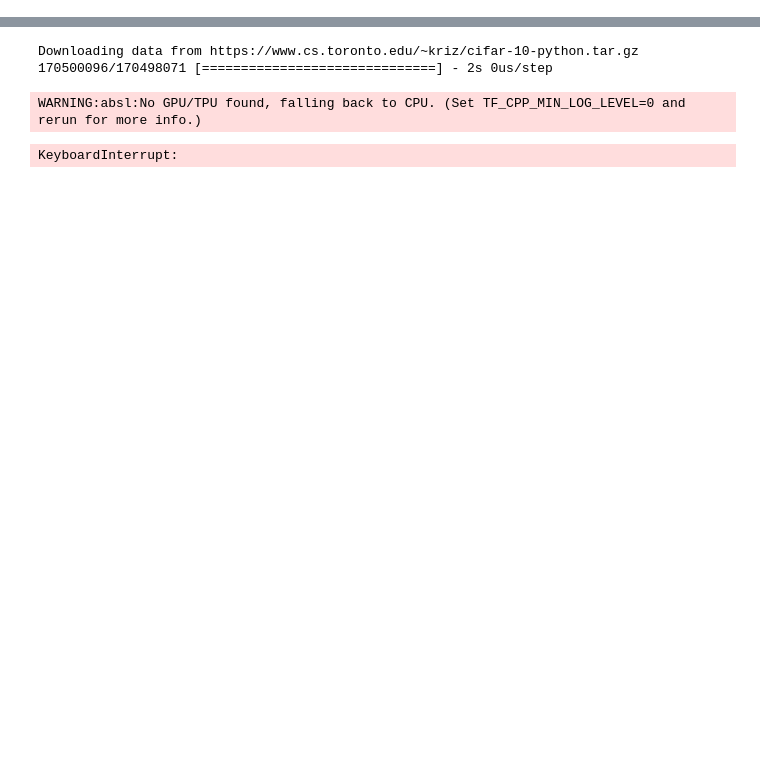
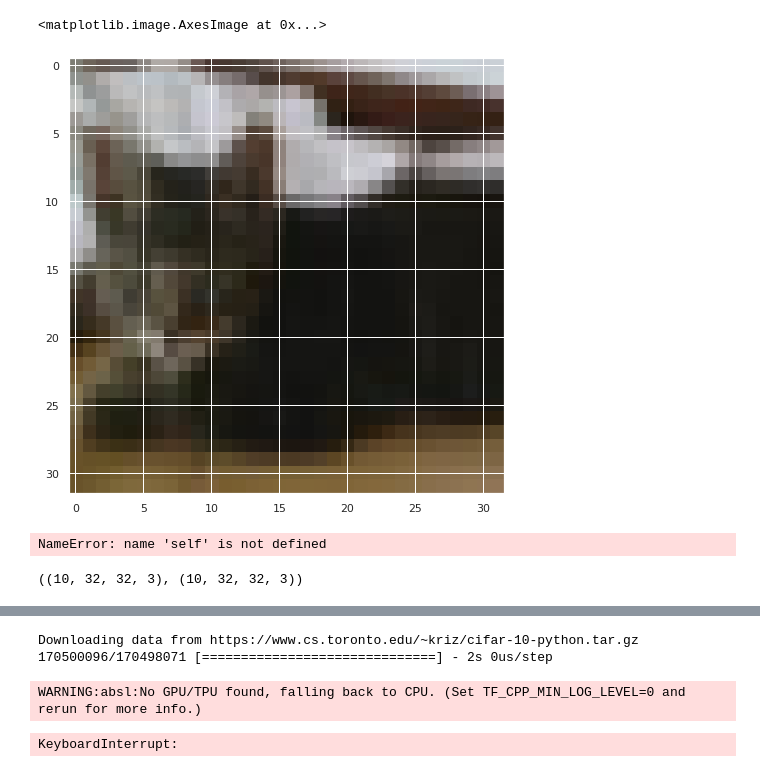
Before and after one commit to icmc-data/BadGlobalMinima, a Jupyter notebook: notebooks/hk_resnet_dataloader.ipynb, the cells around one changed output, grey strips where cells are left out. Drawn from its saved outputs; the diff is of its cells as text; code cells hidden in the pictures; blank space fills up the shorter version.

```diff
--- a/notebooks/hk_resnet_dataloader.ipynb
+++ b/notebooks/hk_resnet_dataloader.ipynb
@@ -51,3 +51,15 @@ Successfully installed dill-0.3.3 importlib-resources-5.1.4 promise-2.3 tensorfl
+# %%
+import pandas as pd
+import numpy as np
+pd.set_option('display.max_columns', 50)
+
+import matplotlib.pyplot as plt
+%matplotlib inline
+plt.rcParams['figure.figsize'] = (10.0, 8.0) # set default size of plots
+import seaborn as sns
+sns.set()
+%load_ext autoreload
+%autoreload 2
 # %%
 import haiku as hk
 import optax
@@ -65,0 +140,5 @@ ModuleNotFoundError: No module named 'tensorflow'
+# %%
+plt.imshow(x[-1])
+# %% [output]
+<matplotlib.image.AxesImage at 0x...>
+[figure, added]
@@ -65,0 +147,8 @@ ModuleNotFoundError: No module named 'tensorflow'
+# %%
+zero_out_ratio = 0.1
+# %% [output]
+NameError: name 'self' is not defined
+# %%
+array_x.shape, x.shape
+# %% [output]
+((10, 32, 32, 3), (10, 32, 32, 3))
```
Also changed, not shown: parts of 20 cells of this notebook.
